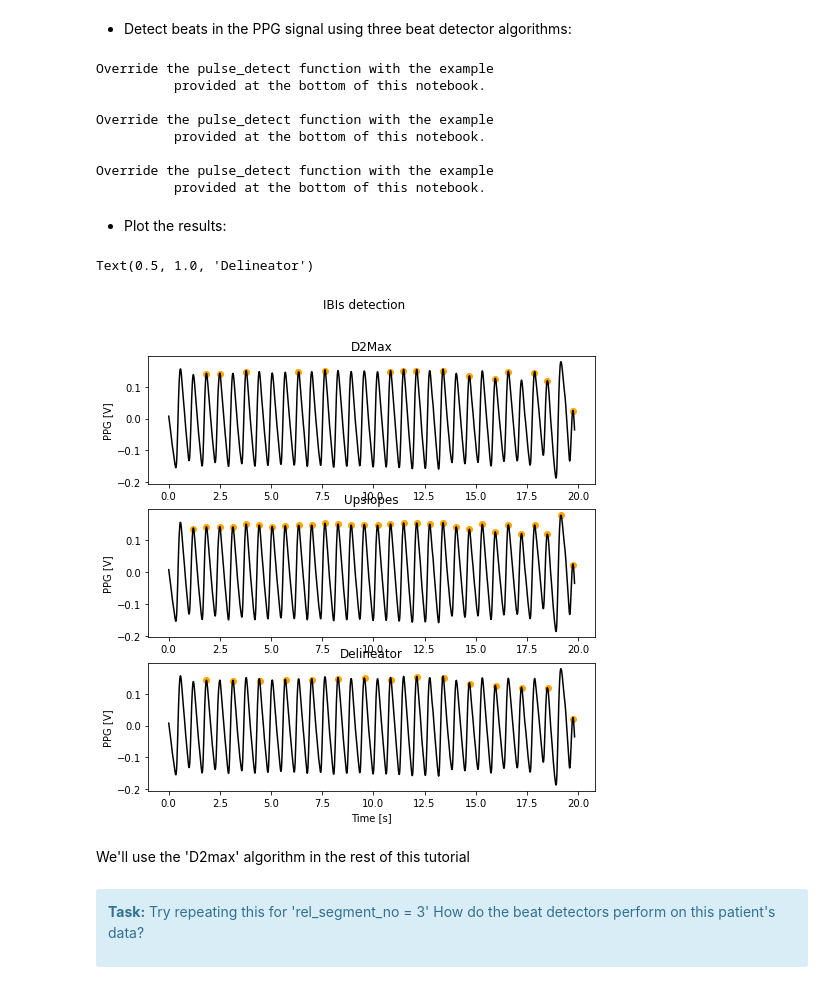
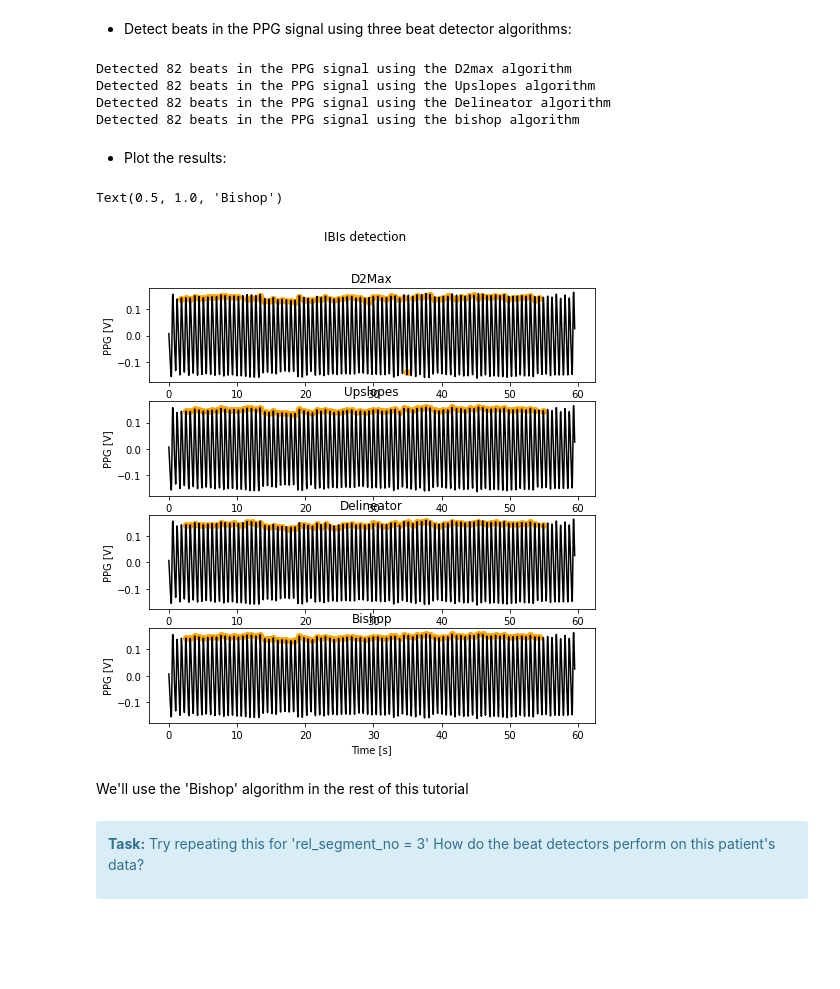
Before and after one commit to peterhcharlton/bsp-book, a Jupyter notebook: content/tutorial/notebooks/beat-detection.ipynb, the cells around one changed output. Drawn from its saved outputs; the diff is of its cells as text; code cells hidden in the pictures; blank space fills up the shorter version.

Commit message:
added beat detectors

```diff
--- a/content/tutorial/notebooks/beat-detection.ipynb
+++ b/content/tutorial/notebooks/beat-detection.ipynb
@@ -57,7 +57,7 @@ _These steps have been covered in previous tutorials, so we'll just re-use the c
 # %%
 # time since the start of the segment at which to begin extracting data
 start_seconds = 100
-no_seconds_to_load = 20
+no_seconds_to_load = 60
 
 segment_metadata = wfdb.rdheader(record_name=rel_segment_name, pn_dir=rel_segment_dir)
 print(f"Metadata loaded from segment: {rel_segment_name}")
@@ -75,17 +75,17 @@ print(f"{no_seconds_to_load} seconds of data extracted from: {rel_segment_name}"
 abp_col = []
 ppg_col = []
 
-for sig_no in range(0,len(segment_data.sig_name)):
-    if "ABP" in segment_data.sig_name[sig_no]:
-        abp_col = sig_no
-    if "Pleth" in segment_data.sig_name[sig_no]:
-        ppg_col = sig_no
+abp_col = segment_data.sig_name.index('ABP')
+ppg_col = segment_data.sig_name.index('Pleth')
+ecg_col = segment_data.sig_name.index('II')
 
 abp = segment_data.p_signal[:,abp_col]
 ppg = segment_data.p_signal[:,ppg_col]
+ecg = segment_data.p_signal[:,ecg_col]
 fs = segment_data.fs
 
 print(f"Extracted the ABP signal from column {abp_col} of the matrix of waveform data at {fs:.1f} Hz.")
 print(f"Extracted the PPG signal from column {ppg_col} of the matrix of waveform data at {fs:.1f} Hz.")
+print(f"Extracted the ECG signal from column {ecg_col} of the matrix of waveform data at {fs:.1f} Hz.")
 # %% [output]
 Metadata loaded from segment: 88995377_0001
@@ -140,70 +189,76 @@ def pulse_detect(*args, **kwargs):
     print(msg)
     return None
 # %%
-temp_fs = 125
+ppg_ibis_d2max = pulse_detect(ppg_filt, fs, 5, 'd2max')
+print(f"Detected {len(ppg_ibis_d2max)} beats in the PPG signal using the {'D2max'} algorithm")
 
-ppg_ibis_d2max = pulse_detect(ppg_filt, temp_fs, 5, 'd2max')
-if ppg_ibis_d2max:
-    print(f"Detected {len(ppg_ibis_d2max)} beats in the PPG signal using the {'D2max'} algorithm")
+ppg_ibis_upslopes = pulse_detect(ppg_filt, fs, 5,'upslopes')
+print(f"Detected {len(ppg_ibis_upslopes)} beats in the PPG signal using the {'Upslopes'} algorithm")
 
-ppg_ibis_upslopes = pulse_detect(ppg_filt, temp_fs, 5,'upslopes')
-if ppg_ibis_upslopes:
-    print(f"Detected {len(ppg_ibis_upslopes)} beats in the PPG signal using the {'Upslopes'} algorithm")
+ppg_ibis_delineator = pulse_detect(ppg_filt, fs, 5, 'delineator')
+print(f"Detected {len(ppg_ibis_delineator)} beats in the PPG signal using the {'Delineator'} algorithm")
 
-ppg_ibis_delineator = pulse_detect(ppg_filt, temp_fs, 5, 'delineator')
-if ppg_ibis_delineator:
-    print(f"Detected {len(ppg_ibis_delineator)} beats in the PPG signal using the {'Delineator'} algorithm")
+#ppg_ibis_qppg = pulse_detect(ppg_filt, fs, 10, 'qppg')
+#print(f"Detected {len(ppg_ibis_qppg)} beats in the PPG signal using the {'qppg'} algorithm")
+
+ppg_ibis_bishop = pulse_detect(ppg_filt, fs, 5, 'bishop')
+print(f"Detected {len(ppg_ibis_bishop)} beats in the PPG signal using the {'bishop'} algorithm")
 # %% [output]
-Override the pulse_detect function with the example
-          provided at the bottom of this notebook.
-
-Override the pulse_detect function with the example
-          provided at the bottom of this notebook.
-
-Override the pulse_detect function with the example
-          provided at the bottom of this notebook.
+Detected 82 beats in the PPG signal using the D2max algorithm
+Detected 82 beats in the PPG signal using the Upslopes algorithm
+Detected 82 beats in the PPG signal using the Delineator algorithm
+Detected 82 beats in the PPG signal using the bishop algorithm
 # %% [markdown]
 - Plot the results:
 # %%
 from matplotlib import pyplot as plt
 
-fig, (ax1,ax2,ax3) = plt.subplots(3, 1,
+fig, (ax1,ax2,ax3,ax4) = plt.subplots(4, 1,
                                   sharex = False,
                                   sharey = False,
                                   figsize = (8,8))
 fig.suptitle('IBIs detection')
 
 t = np.arange(0, len(ppg_filt)/fs,1.0/fs)
 
 ax1.plot(t, ppg_filt, color = 'black')
 ax1.scatter(t[0] + ppg_ibis_d2max/fs,
             ppg_filt[ppg_ibis_d2max],
             color = 'orange',
             marker = 'o')
 ax1.set_ylabel('PPG [V]')
 ax1.set_title('D2Max')
 
 ax2.plot(t, ppg_filt, color = 'black')
 ax2.scatter(t[0] + ppg_ibis_upslopes/fs,
             ppg_filt[ppg_ibis_upslopes],
             color = 'orange',
             marker = 'o')
 ax2.set_ylabel('PPG [V]')
 ax2.set_title('Upslopes')
 
 ax3.plot(t, ppg_filt, color = 'black')
 ax3.scatter(t[0] + ppg_ibis_delineator/fs,
             ppg_filt[ppg_ibis_delineator],
             color = 'orange',
             marker = 'o')
 ax3.set_xlabel('Time [s]')
 ax3.set_ylabel('PPG [V]')
 ax3.set_title('Delineator')
+
+ax4.plot(t, ppg_filt, color = 'black')
+ax4.scatter(t[0] + ppg_ibis_bishop/fs,
+            ppg_filt[ppg_ibis_bishop],
+            color = 'orange',
+            marker = 'o')
+ax4.set_xlabel('Time [s]')
+ax4.set_ylabel('PPG [V]')
+ax4.set_title('Bishop')
 # %% [output]
-Text(0.5, 1.0, 'Delineator')
+Text(0.5, 1.0, 'Bishop')
-[figure, old version]
+[figure, new version]
 # %% [markdown]
-We'll use the 'D2max' algorithm in the rest of this tutorial
+We'll use the 'Bishop' algorithm in the rest of this tutorial
 # %% [markdown]
 <div class="alert alert-block alert-info"><p><b>Task:</b> Try repeating this for 'rel_segment_no = 3' How do the beat detectors perform on this patient's data?</p></div>
 # %% [markdown]
```
Also changed, not shown: parts of 25 cells of this notebook.
